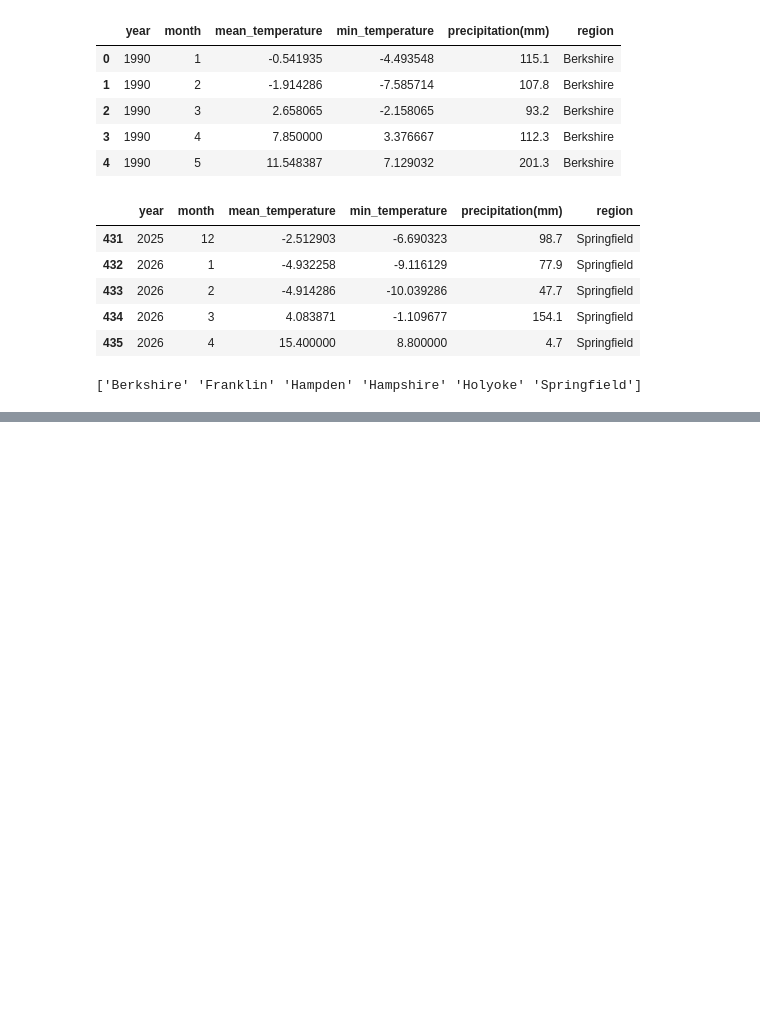
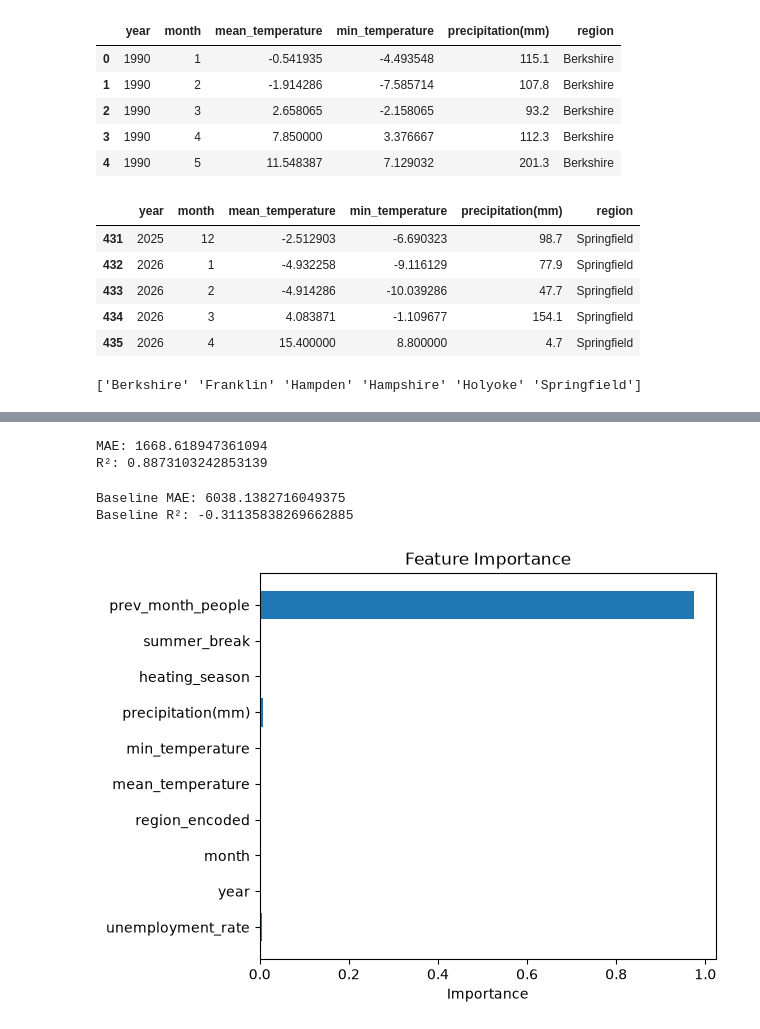
Before and after one commit to AdrianP428/MLFoodBank, a Jupyter notebook: food_bank_model.ipynb, the cells around one changed output, grey strips where cells are left out. Drawn from its saved outputs; the diff is of its cells as text; code cells hidden in the pictures; blank space fills up the shorter version.

Commit message:
-Finished ML Model for Food Bank

```diff
--- a/food_bank_model.ipynb
+++ b/food_bank_model.ipynb
@@ -169,0 +199,2 @@ final_data.to_csv("final_data.csv", index=False)
+# %%
+final_data = pd.merge(final_data, df, on=['region', 'year', 'month'])
@@ -169,0 +234,6 @@ final_data.to_csv("final_data.csv", index=False)
+# %%
+final_data = final_data.drop(columns=['date', 'Month', 'Labor Force', 'Employed', 'Unemployed', 'Massachusetts Rate'])
+# %%
+final_data = final_data.sort_values(['region', 'year', 'month'])
+final_data['prev_month_people'] = final_data.groupby('region')['people_assisted'].shift(1)
+final_data = final_data.dropna()
@@ -169,0 +242,46 @@ final_data.to_csv("final_data.csv", index=False)
+# %%
+# Encode region
+le = LabelEncoder()
+final_data['region_encoded'] = le.fit_transform(final_data['region'])
+
+# Features and target
+X = final_data[['unemployment_rate', 'year', 'month', 'region_encoded',
+                 'mean_temperature', 'min_temperature', 'precipitation(mm)',
+                 'heating_season', 'summer_break', 'prev_month_people']]
+y = final_data['people_assisted']
+
+# Time based split
+X_train = X[final_data['year'] < 2024]
+X_test = X[final_data['year'] >= 2024]
+y_train = y[final_data['year'] < 2024]
+y_test = y[final_data['year'] >= 2024]
+
+# Train
+model = RandomForestRegressor(n_estimators=100, max_depth=5, min_samples_leaf=3, random_state=42)
+model.fit(X_train, y_train)
+
+# Evaluate
+predictions = model.predict(X_test)
+print("MAE:", mean_absolute_error(y_test, predictions))
+print("R²:", r2_score(y_test, predictions))
+# %% [output]
+MAE: 1668.618947361094
+R²: 0.8873103242853139
+# %%
+baseline_predictions = np.full(len(y_test), y_train.mean())
+print("Baseline MAE:", mean_absolute_error(y_test, baseline_predictions))
+print("Baseline R²:", r2_score(y_test, baseline_predictions))
+# %% [output]
+Baseline MAE: 6038.1382716049375
+Baseline R²: -0.31135838269662885
+# %%
+feature_names = X.columns.tolist()
+importances = model.feature_importances_
+
+plt.barh(feature_names, importances)
+plt.xlabel('Importance')
+plt.title('Feature Importance')
+plt.tight_layout()
+plt.show()
+# %% [output]
+[figure, added]
```
Also changed, not shown: parts of 11 cells of this notebook, 3 other files.
